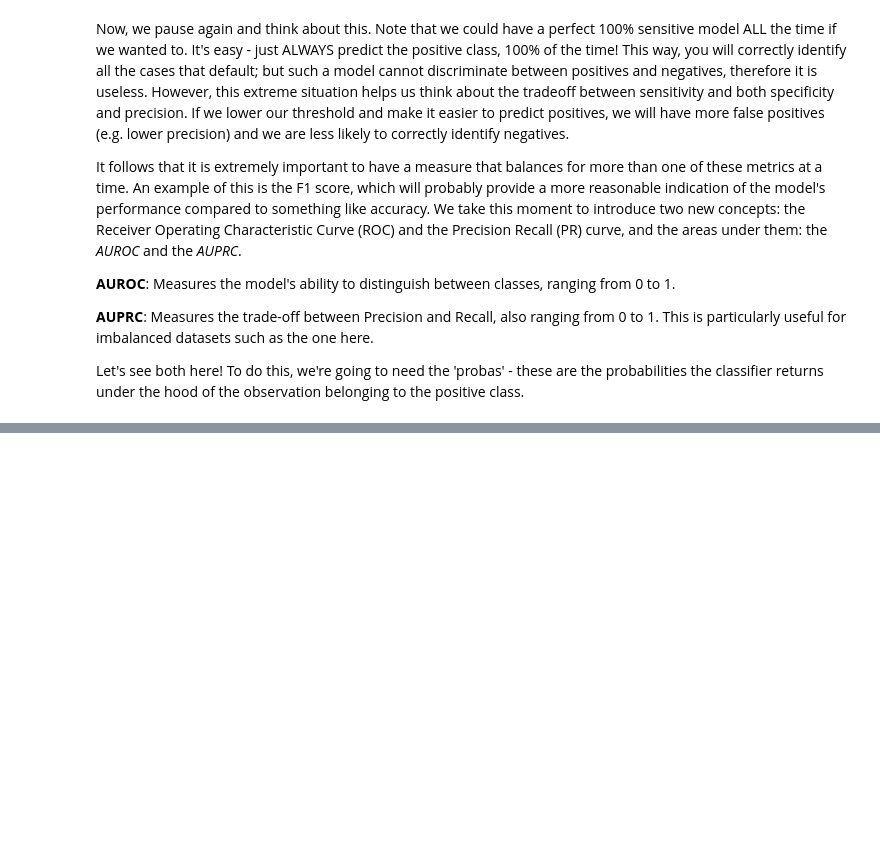
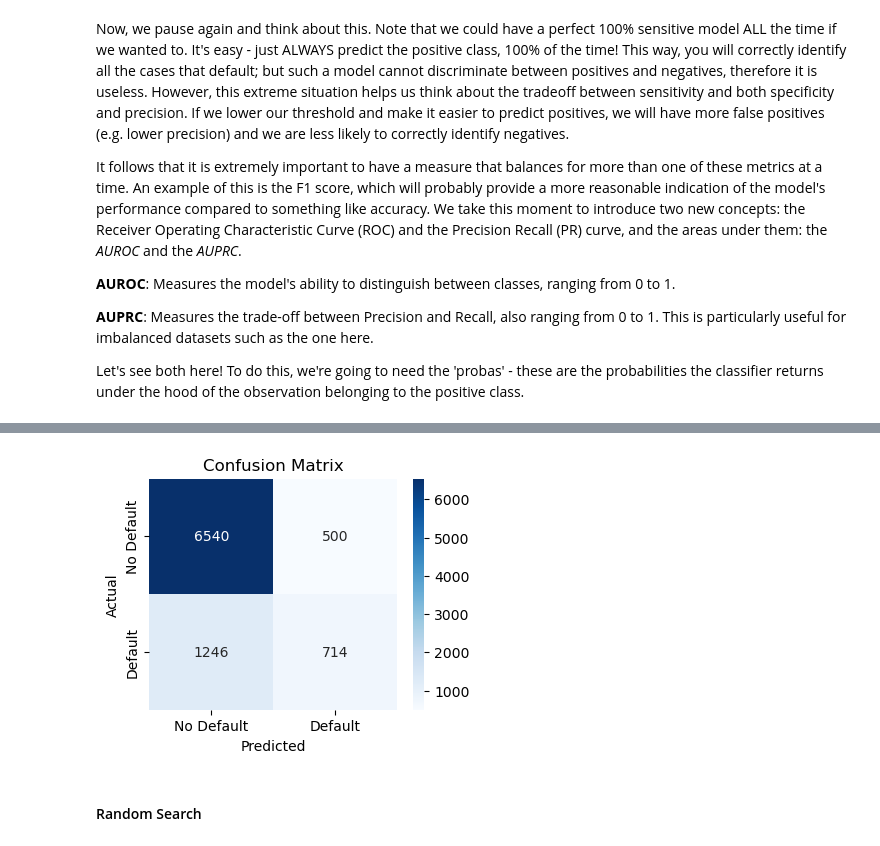
Before and after one commit to rbryant92/Copieux, a Jupyter notebook: supervised_learning_from_data_to_deployment.ipynb, the cells around one changed output, grey strips where cells are left out. Drawn from its saved outputs; the diff is of its cells as text; code cells hidden in the pictures; blank space fills up the shorter version.

Commit message:
Undersample, oversample, grid search

```diff
--- a/supervised_learning_from_data_to_deployment.ipynb
+++ b/supervised_learning_from_data_to_deployment.ipynb
@@ -722,0 +838,21 @@ We conclude this section by commenting, however, there is no universal yardstick
+# %%
+# define the model
+xgb_model = XGBClassifier(
+    use_label_encoder=False,
+    eval_metric='logloss',
+    random_state=42,
+    enable_categorical=True,
+)
+
+# define the parameter grid
+param_grid = {
+    'n_estimators': [10, 50],
+    'max_depth': [3, 5, 7],
+    'learning_rate': [0.01, 0.1, 0.2],
+    'subsample': [0.8, 0.9],
+    'colsample_bytree': [0.8, 0.9]
+}
+
+# perform grid search with cross-validation
+grid_search = GridSearchCV(estimator=xgb_model, param_grid=param_grid, cv=5, scoring='recall', n_jobs=-1)
+grid_search.fit(X_train, y_train)
@@ -722,0 +877,22 @@ We conclude this section by commenting, however, there is no universal yardstick
+# %%
+# use the best estimator
+best_xgb_model = grid_search.best_estimator_
+# %%
+# compute the predicted values
+y_pred_ht = best_xgb_model.predict(X_test)
+
+# evaluate model
+conf_matrix_xgb = confusion_matrix(y_test, y_pred_ht)
+
+plt.figure(figsize=(4, 3))
+sns.heatmap(conf_matrix_xgb, annot=True, fmt='d', cmap='Blues',
+            xticklabels=['No Default', 'Default'],
+            yticklabels=['No Default', 'Default'])
+plt.xlabel('Predicted')
+plt.ylabel('Actual')
+plt.title('Confusion Matrix')
+plt.show()
+# %% [output]
+[figure, added]
+# %% [markdown]
+#### Random Search
```
Also changed, not shown: parts of 28 cells of this notebook.
